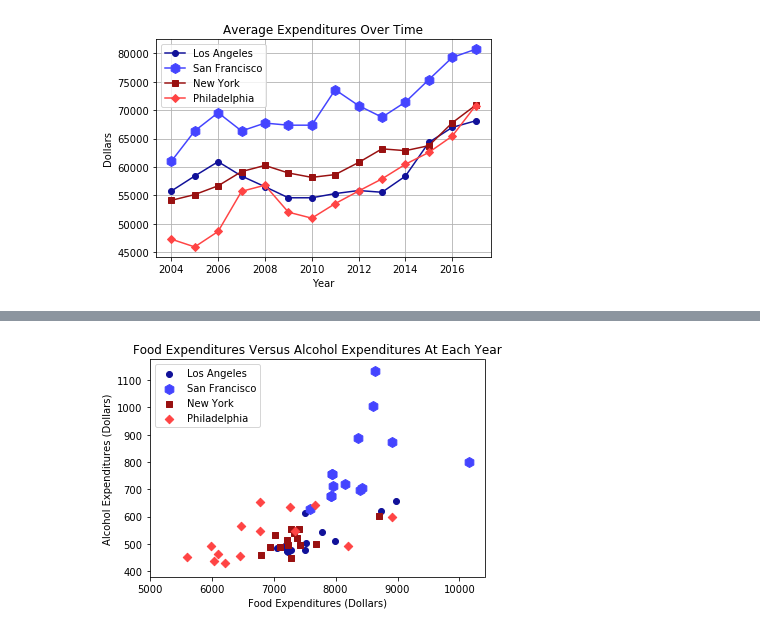
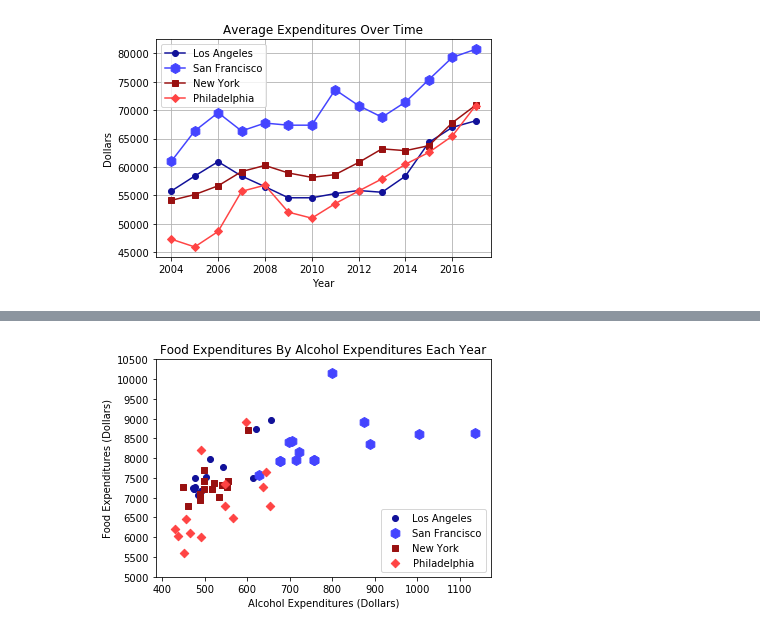
Before and after one commit to Dolphindalt/DataVis, a Jupyter notebook: DataVisHw1.ipynb, the cells around one changed output, grey strips where cells are left out. Cells and saved outputs as stored; diff of their text form; code cells hidden in the pictures.

```diff
--- a/DataVisHw1.ipynb
+++ b/DataVisHw1.ipynb
@@ -265,29 +285,29 @@ plt.show()
 # %%
 westal = pd.read_csv("./data/food_west1.csv", sep="\t")
 norteal= pd.read_csv("./data/food_northeast1.csv", sep="\t")
 wdd = pd.read_csv("./data/alcohol_west.csv", sep="\t")
 nedd = pd.read_csv("./data/alcohol_northeast.csv", sep="\t")
 
-x1 = westal.iloc[:,1]
-x2 = westal.iloc[:,2]
-x3 = norteal.iloc[:,1]
-x4 = norteal.iloc[:,2]
+y1 = westal.iloc[:,1]
+y2 = westal.iloc[:,2]
+y3 = norteal.iloc[:,1]
+y4 = norteal.iloc[:,2]
 
-y1 = wdd.iloc[:,1]
-y2 = wdd.iloc[:,2]
-y3 = nedd.iloc[:,1]
-y4 = nedd.iloc[:,2]
+x1 = wdd.iloc[:,1]
+x2 = wdd.iloc[:,2]
+x3 = nedd.iloc[:,1]
+x4 = nedd.iloc[:,2]
 
 plt.scatter(x1, y1, c='#111199', marker='o', label="Los Angeles")
 plt.scatter(x2, y2, c='#4444ff', marker='h', s=100, label="San Francisco")
 plt.scatter(x3, y3, c='#991111', marker="s", label="New York")
 plt.scatter(x4, y4, c='#ff4444', marker="D", label="Philadelphia")
-plt.ylabel("Alcohol Expenditures (Dollars)")
-plt.xlabel("Food Expenditures (Dollars)")
-plt.xticks(np.arange(5000,11000,1000))
+plt.xlabel("Alcohol Expenditures (Dollars)")
+plt.ylabel("Food Expenditures (Dollars)")
+plt.yticks(np.arange(5000, 11000, 500))
 
-plt.legend(loc="upper left")
-plt.title("Food Expenditures Versus Alcohol Expenditures At Each Year")
+plt.legend(loc="lower right")
+plt.title("Food Expenditures By Alcohol Expenditures Each Year")
 plt.show()
 # %% [output]
-[figure, old version]
+[figure, new version]
```
Also changed, not shown: parts of 6 cells of this notebook.
